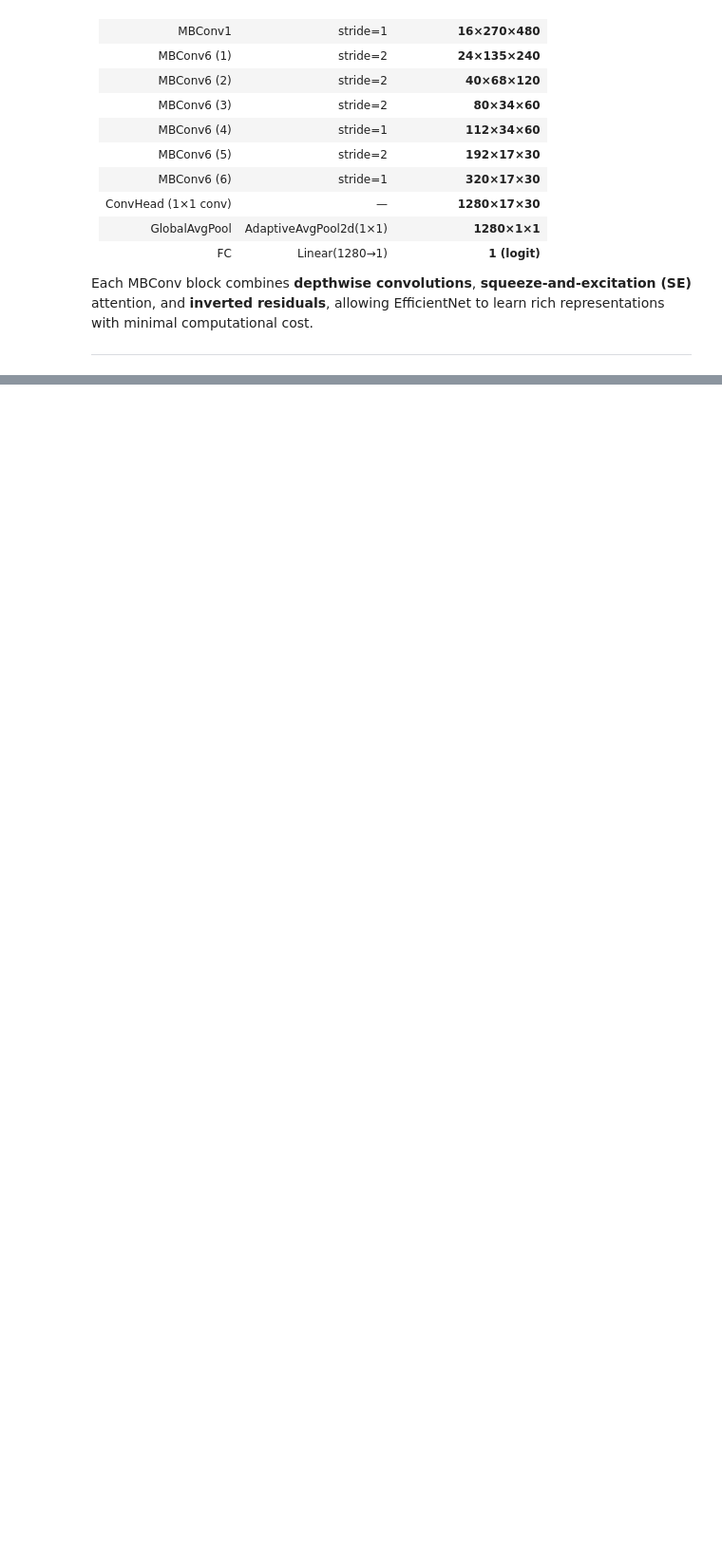
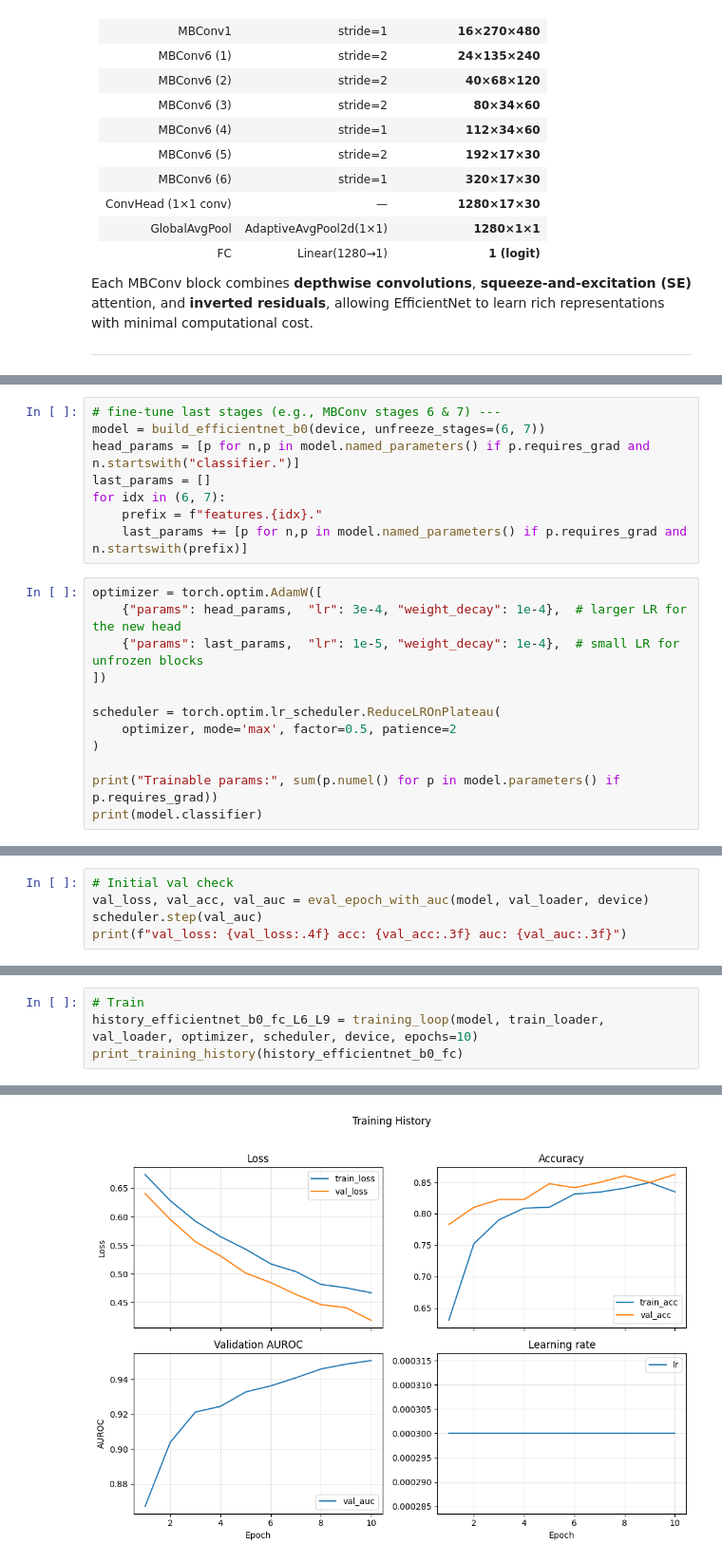
Before and after one commit to FederCO23/MonReader, a Jupyter notebook: MonReader_part1.ipynb, the cells around one changed output, grey strips where cells are left out. Shown at 95% size. Cells and saved outputs as stored; diff of their text form; blank space fills up the shorter version.

```diff
--- a/MonReader_part1.ipynb
+++ b/MonReader_part1.ipynb
@@ -1602,0 +1822,20 @@ Each MBConv block combines **depthwise convolutions**, **squeeze-and-excitation
+# %%
+# fine-tune last stages (e.g., MBConv stages 6 & 7) ---
+model = build_efficientnet_b0(device, unfreeze_stages=(6, 7))
+head_params = [p for n,p in model.named_parameters() if p.requires_grad and n.startswith("classifier.")]
+last_params = []
+for idx in (6, 7):
+    prefix = f"features.{idx}."
+    last_params += [p for n,p in model.named_parameters() if p.requires_grad and n.startswith(prefix)]
+# %%
+optimizer = torch.optim.AdamW([
+    {"params": head_params,  "lr": 3e-4, "weight_decay": 1e-4},  # larger LR for the new head
+    {"params": last_params,  "lr": 1e-5, "weight_decay": 1e-4},  # small LR for unfrozen blocks
+])
+
+scheduler = torch.optim.lr_scheduler.ReduceLROnPlateau(
+    optimizer, mode='max', factor=0.5, patience=2
+)
+
+print("Trainable params:", sum(p.numel() for p in model.parameters() if p.requires_grad))
+print(model.classifier)
@@ -1602,0 +1848,5 @@ Each MBConv block combines **depthwise convolutions**, **squeeze-and-excitation
+# %%
+# Initial val check
+val_loss, val_acc, val_auc = eval_epoch_with_auc(model, val_loader, device)
+scheduler.step(val_auc)
+print(f"val_loss: {val_loss:.4f} acc: {val_acc:.3f} auc: {val_auc:.3f}")
@@ -1602,0 +1855,5 @@ Each MBConv block combines **depthwise convolutions**, **squeeze-and-excitation
+# %%
+# Train
+history_efficientnet_b0_fc_L6_L9 = training_loop(model, train_loader, val_loader, optimizer, scheduler, device, epochs=10)
+print_training_history(history_efficientnet_b0_fc)
+# %% [output]
@@ -1602,0 +1873 @@ Each MBConv block combines **depthwise convolutions**, **squeeze-and-excitation
+[figure, added]
```
Also changed, not shown: parts of 42 cells of this notebook.
